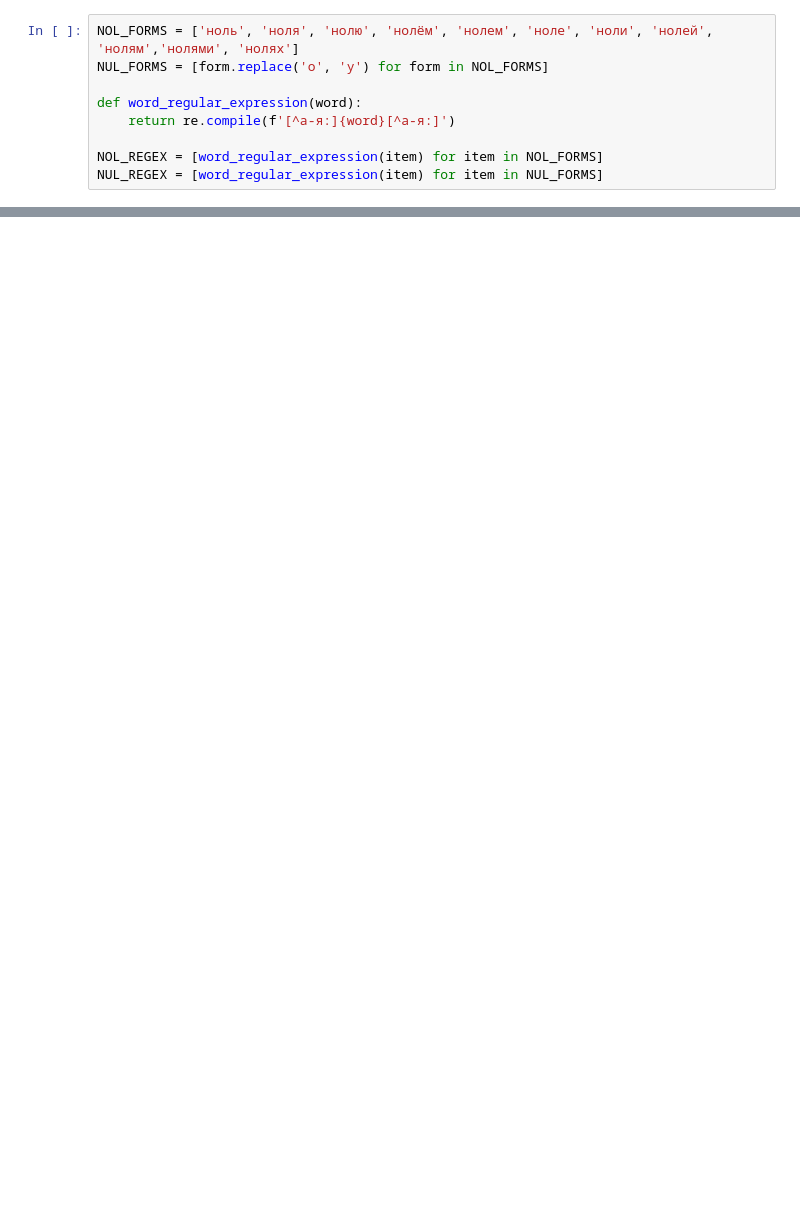
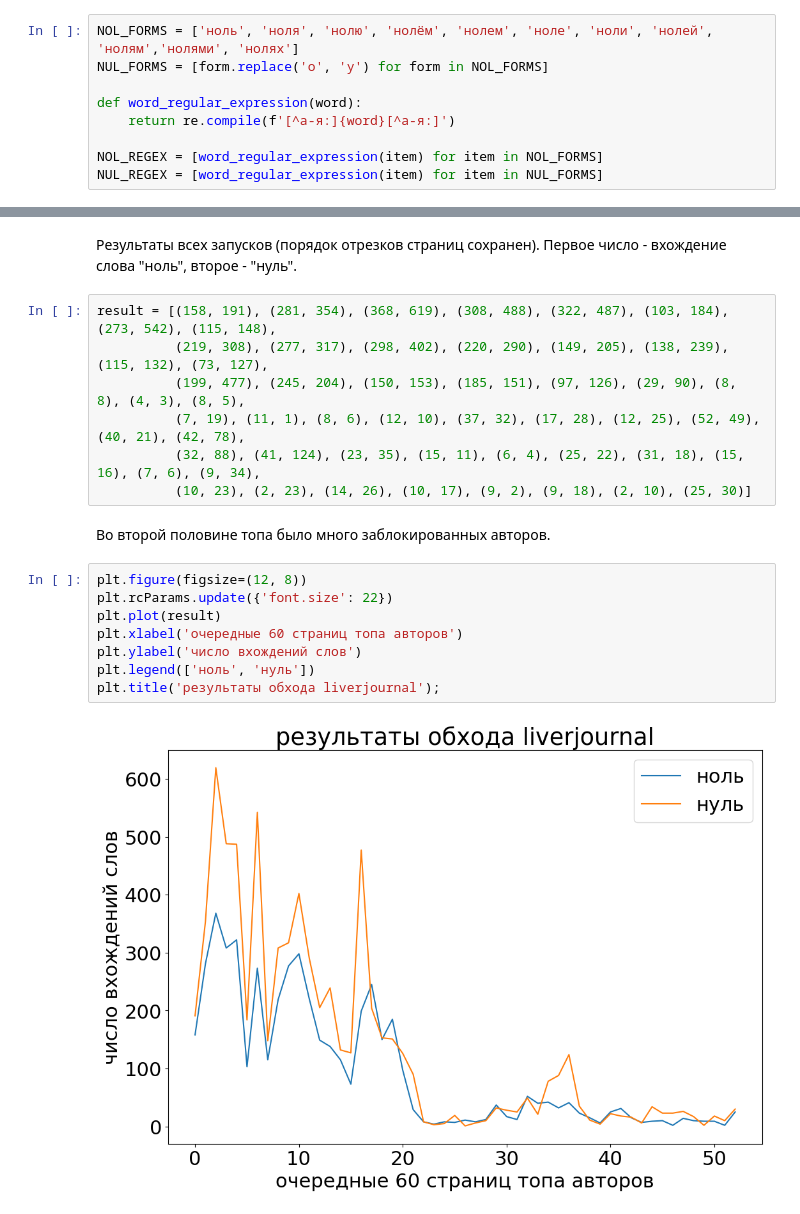
Before and after one commit to falseness/computational_linguistics, a Jupyter notebook: homework0.ipynb, the cells around one changed output, grey strips where cells are left out. Cells and saved outputs as stored; diff of their text form; blank space fills up the shorter version.

```diff
--- a/homework0.ipynb
+++ b/homework0.ipynb
@@ -395,0 +189,21 @@ soup2.find_all('a')
+# %% [markdown]
+Результаты всех запусков (порядок отрезков страниц сохранен). Первое число - вхождение слова "ноль", второе - "нуль".
+# %%
+result = [(158, 191), (281, 354), (368, 619), (308, 488), (322, 487), (103, 184), (273, 542), (115, 148),
+          (219, 308), (277, 317), (298, 402), (220, 290), (149, 205), (138, 239), (115, 132), (73, 127),
+          (199, 477), (245, 204), (150, 153), (185, 151), (97, 126), (29, 90), (8, 8), (4, 3), (8, 5),
+          (7, 19), (11, 1), (8, 6), (12, 10), (37, 32), (17, 28), (12, 25), (52, 49), (40, 21), (42, 78),
+          (32, 88), (41, 124), (23, 35), (15, 11), (6, 4), (25, 22), (31, 18), (15, 16), (7, 6), (9, 34),
+          (10, 23), (2, 23), (14, 26), (10, 17), (9, 2), (9, 18), (2, 10), (25, 30)]
+# %% [markdown]
+Во второй половине топа было много заблокированных авторов.
+# %%
+plt.figure(figsize=(12, 8))
+plt.rcParams.update({'font.size': 22})
+plt.plot(result)
+plt.xlabel('очередные 60 страниц топа авторов')
+plt.ylabel('число вхождений слов')
+plt.legend(['ноль', 'нуль'])
+plt.title('результаты обхода liverjournal');
+# %% [output]
+[figure, added]
```
Also changed, not shown: parts of 65 cells of this notebook.
